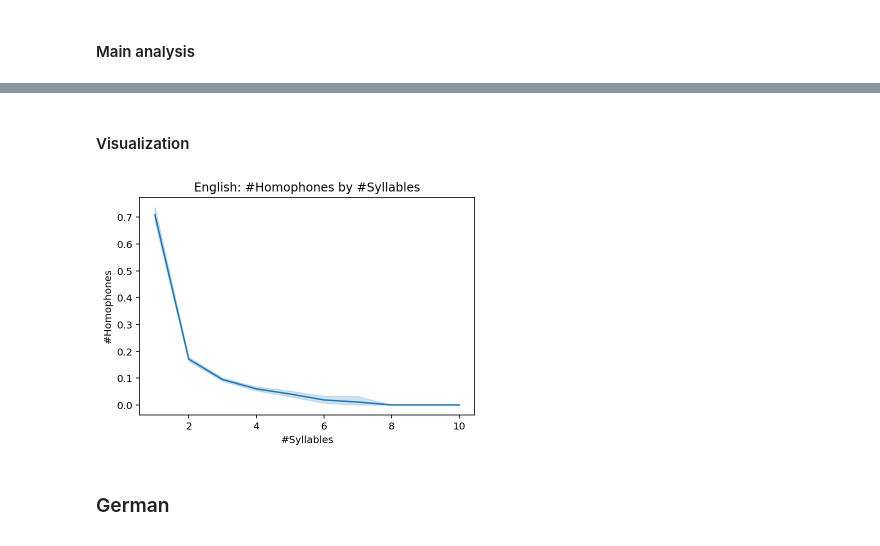
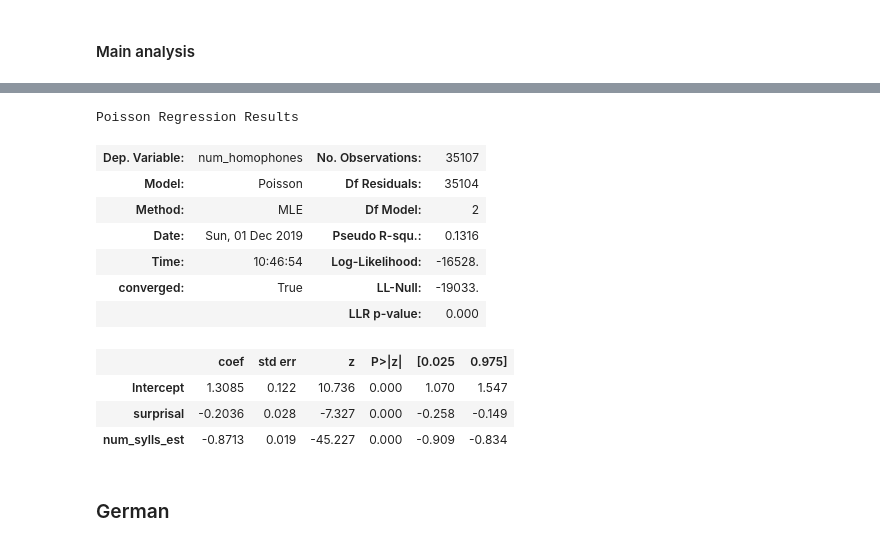
Before and after one commit to seantrott/homophone_simulations, a Jupyter notebook: Replication and extension.ipynb, the cells around one changed output, grey strips where cells are left out. Cells and saved outputs as stored; diff of their text form; code cells hidden in the pictures.

```diff
--- a/Replication and extension.ipynb
+++ b/Replication and extension.ipynb
@@ -31,8 +31,8 @@ COVARIATES = [
 ]
 FORMULA = '{y} ~ {regressors}'.format(y=TARGET, regressors=' + '.join(COVARIATES))
 
-COVARIATE_LABELS = [
-    'normalized surprisal',
-    '#syllables']
-
-LANGUAGE = 'English'
+COVARIATES2 = [
+    'surprisal',
+    'num_sylls_est'
+]
+FORMULA2 = '{y} ~ {regressors}'.format(y=TARGET, regressors=' + '.join(COVARIATES2))
@@ -138,16 +100,23 @@ Poisson Regression Results
 | Intercept | -0.8380 | 0.060 | -13.990 | 0.000 | -0.955 | -0.721 |
 | surprisal_normed | 0.7815 | 0.030 | 26.118 | 0.000 | 0.723 | 0.840 |
 | num_sylls_est | -0.7171 | 0.018 | -39.926 | 0.000 | -0.752 | -0.682 |
-# %% [markdown]
-#### Visualization
-# %%
-make_aggregated_plot(df_processed,
-                    language='english',
-                    syl_column="num_sylls_est",
-                    homophone_column="num_homophones",
-                    x_axis="#Syllables")
-# %% [output]
-[figure, removed]
+# %%
+result_real = sm.poisson(formula=FORMULA2,
+                         data=df_processed).fit(disp=0)
+result_real.summary()
+# %% [output]
+Poisson Regression Results
+| Dep. Variable: | num_homophones | No. Observations: | 35107 |
+| Model: | Poisson | Df Residuals: | 35104 |
+| Method: | MLE | Df Model: | 2 |
+| Date: | Sun, 01 Dec 2019 | Pseudo R-squ.: | 0.1316 |
+| Time: | 10:46:54 | Log-Likelihood: | -16528. |
+| converged: | True | LL-Null: | -19033. |
+|  |  | LLR p-value: | 0.000 |
+|  | coef | std err | z | P>|z| | [0.025 | 0.975] |
+| Intercept | 1.3085 | 0.122 | 10.736 | 0.000 | 1.070 | 1.547 |
+| surprisal | -0.2036 | 0.028 | -7.327 | 0.000 | -0.258 | -0.149 |
+| num_sylls_est | -0.8713 | 0.019 | -45.227 | 0.000 | -0.909 | -0.834 |
 # %% [markdown]
 ### German
 # %%
```
Also changed, not shown: parts of 24 cells of this notebook, 3 other files.
